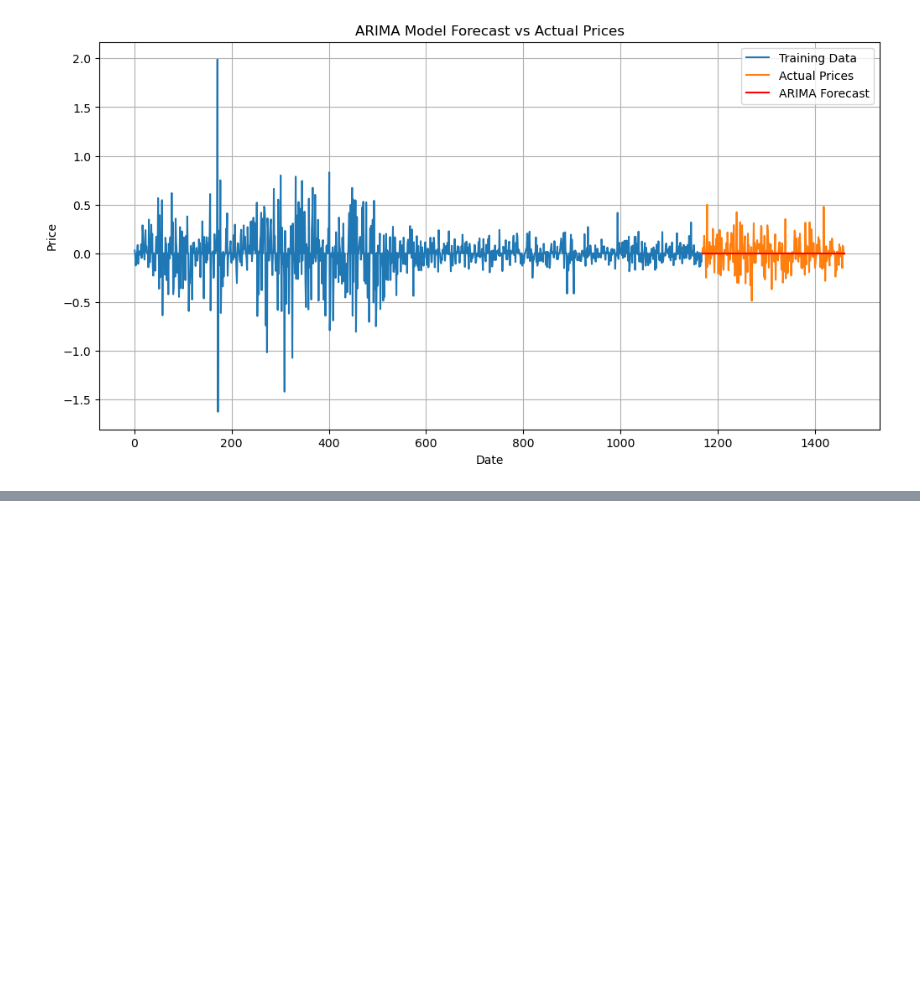
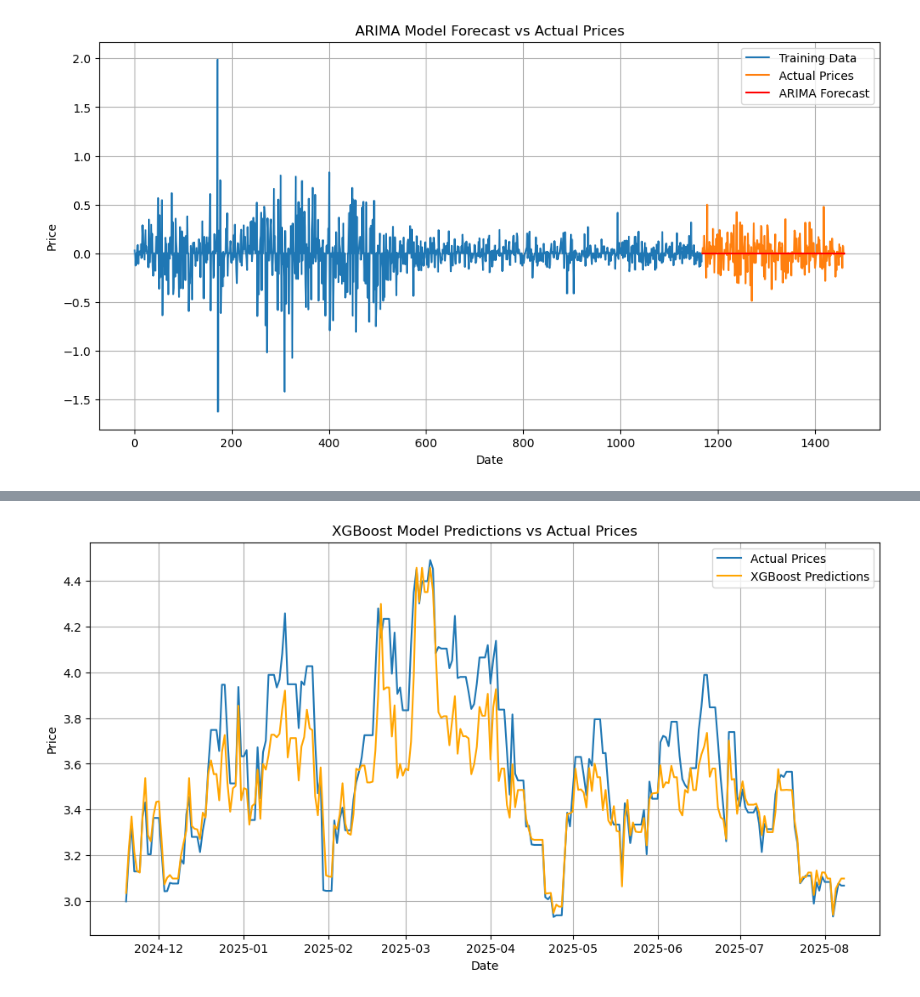
Before and after one commit to bekhkamolov/natural-gas-forecasting, a Jupyter notebook: notebooks/model_implementations.ipynb, the cells around one changed output, grey strips where cells are left out. Cells and saved outputs as stored; diff of their text form; code cells hidden in the pictures; blank space fills up the shorter version.

```diff
--- a/notebooks/model_implementations.ipynb
+++ b/notebooks/model_implementations.ipynb
@@ -71,0 +309,13 @@ plt.show()
+# %%
+# Plot predictions vs actuals
+plt.figure(figsize=(12,6))
+plt.plot(y_test.index, y_test, label='Actual Prices')
+plt.plot(y_test.index, xgb_pred, label='XGBoost Predictions', color='orange')
+plt.title('XGBoost Model Predictions vs Actual Prices')
+plt.xlabel('Date')
+plt.ylabel('Price')
+plt.legend()
+plt.grid(True)
+plt.show()
+# %% [output]
+[figure, added]
```
Also changed, not shown: parts of 30 cells of this notebook, 1 other file.
